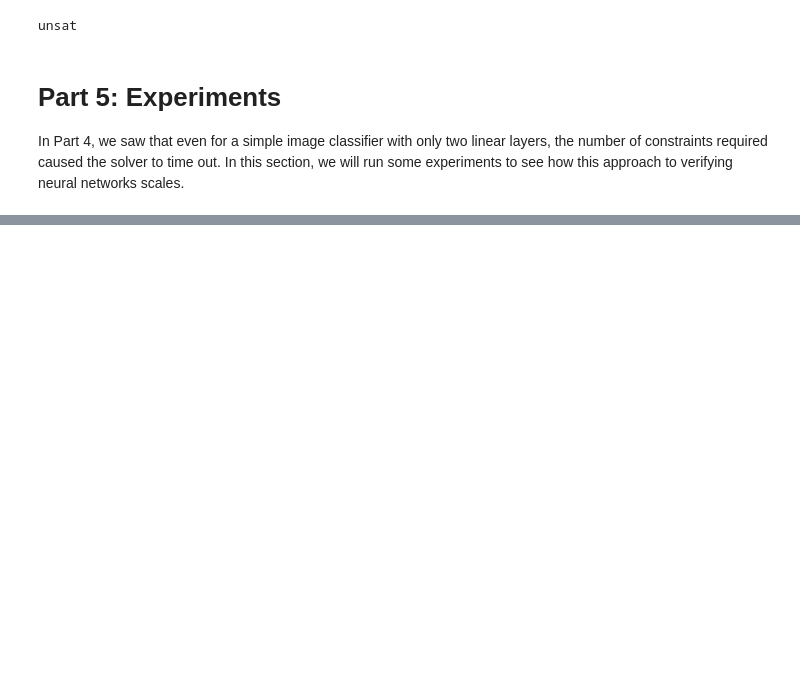
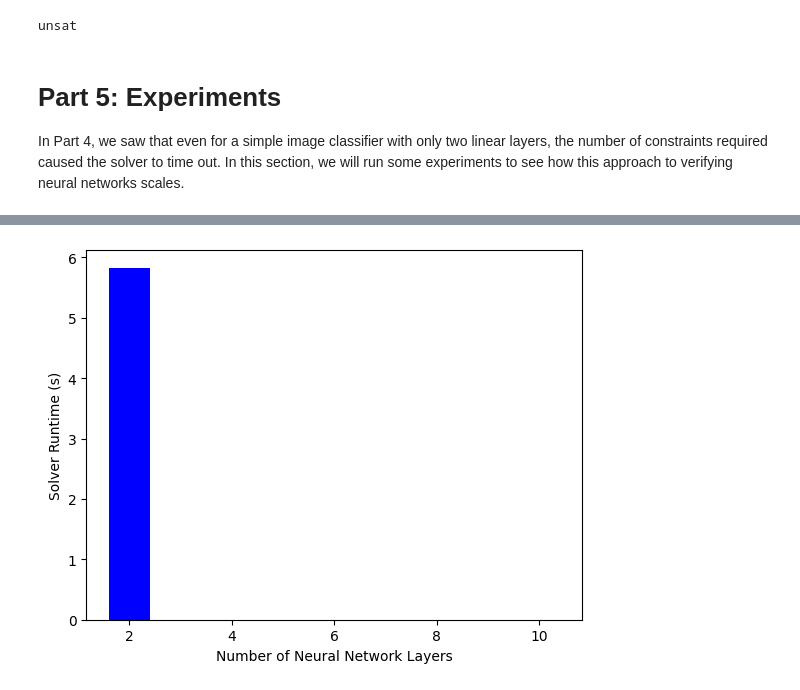
Before and after one commit to swang-1/cos529-final-project, a Jupyter notebook: main.ipynb, the cells around one changed output, grey strips where cells are left out. Cells and saved outputs as stored; diff of their text form; code cells hidden in the pictures; blank space fills up the shorter version.

```diff
--- a/main.ipynb
+++ b/main.ipynb
@@ -489,0 +517,12 @@ with open('experiment2.csv', 'w', newline='') as csvfile:
+# %%
+# Experiment 1: Plot runtime for 'sat' results
+y_vals_1b = [5.829269170761108, 0, 0, 0, 0]
+
+plt.bar(x_vals_1, y_vals_1b, color=colors_1)
+plt.xlabel('Number of Neural Network Layers')
+plt.ylabel('Solver Runtime (s)')
+
+plt.savefig('plots/n-layers-runtime-sat')
+plt.show()
+# %% [output]
+[figure, added]
```
Also changed, not shown: parts of 9 cells of this notebook, 6 other files.
